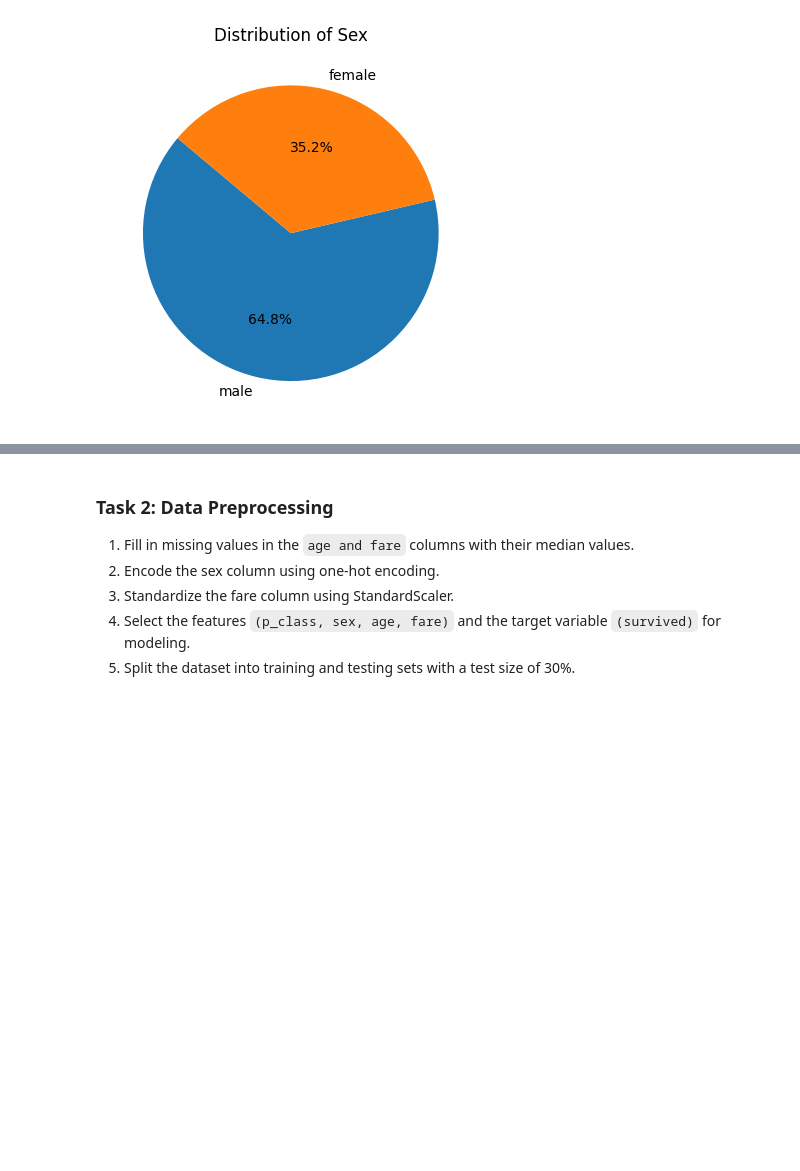
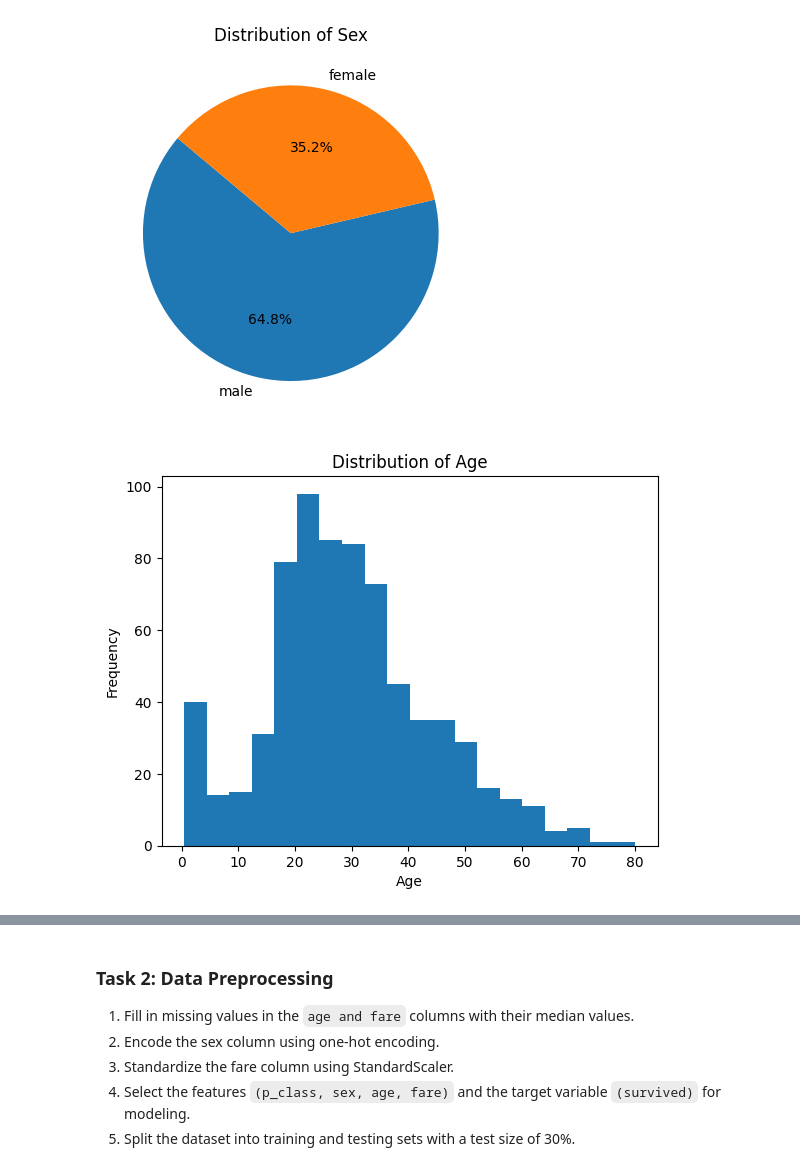
Before and after one commit to RawatXd/Machine-Learning-Projects, a Jupyter notebook: Titanic Survival Prediction/titanic_survival.ipynb, the cells around one changed output, grey strips where cells are left out. Cells and saved outputs as stored; diff of their text form; code cells hidden in the pictures; blank space fills up the shorter version.

```diff
--- a/Titanic Survival Prediction/titanic_survival.ipynb
+++ b/Titanic Survival Prediction/titanic_survival.ipynb
@@ -78,4 +78,4 @@ survived          0
 dtype: int64
 # %%
 # Step 5: Drop columns that do not add much value (passenger_id, name, sib_sp, parch, ticket, cabin, embarked)
-df.drop(columns=['passenger_id','name','sib_sp','parch','cabin','ticket','embarked'])
+df = df.drop(columns=['passenger_id','name','sib_sp','parch','cabin','ticket','embarked'])
@@ -126,5 +112,11 @@ plt.show()
 [figure]
 # %%
 # Step 8: Visualize the distribution of 'age' using a histogram
+df['age'].plot(kind='hist',bins = 20 ,title='Distribution of Age')
+plt.xlabel("Age")
+plt.ylabel("Frequency")
+plt.show()
+# %% [output]
+[figure, added]
 # %%
 # Step 9: Visualize the distribution of 'fare' using a histogram
```
Also changed, not shown: parts of 9 cells of this notebook.
